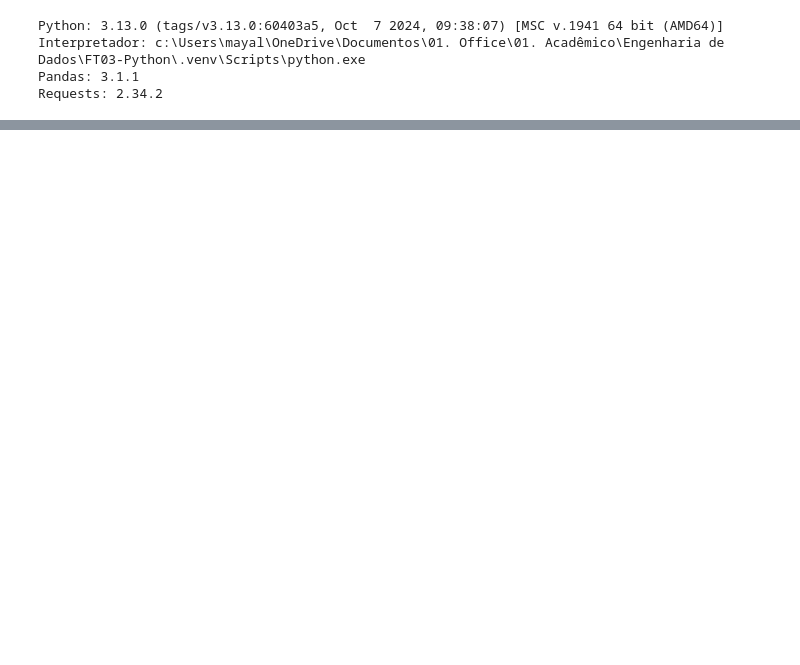
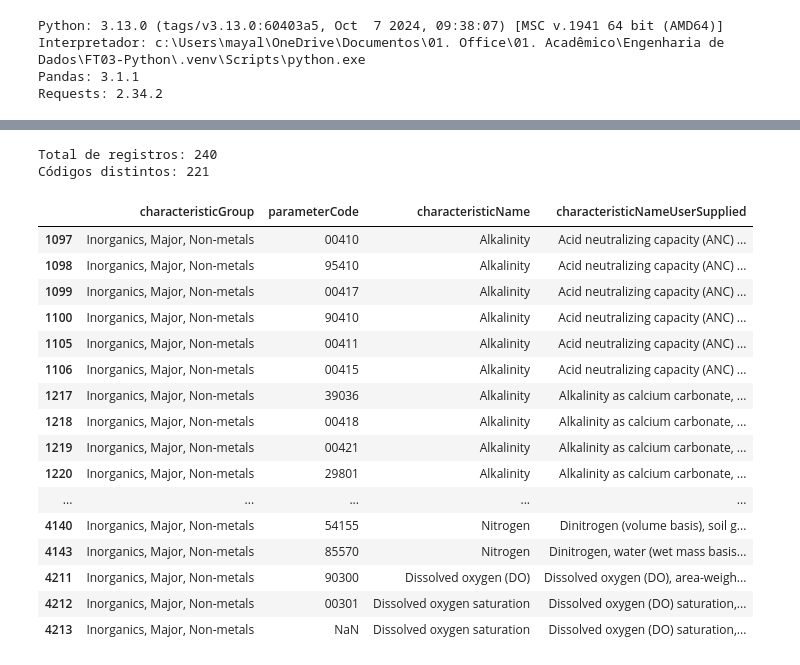
Before and after one commit to Maycon47/FT03-Python, a Jupyter notebook: notebooks/01_data_discovery_usgs.ipynb, the cells around one changed output, grey strips where cells are left out. Drawn from its saved outputs; the diff is of its cells as text; code cells hidden in the pictures; blank space fills up the shorter version.

```diff
--- a/notebooks/01_data_discovery_usgs.ipynb
+++ b/notebooks/01_data_discovery_usgs.ipynb
@@ -35,0 +674,64 @@ Requests: 2.34.2
+# %%
+# Pesquisa de parâmetros de qualidade da água
+
+termos = [
+    "pH",
+    "dissolved oxygen",
+    "temperature",
+    "conductivity",
+    "turbidity",
+    "nitrate",
+    "phosphorus",
+    "e. coli"
+]
+
+# Construção dos padrões
+padroes = [
+    r"(?<![A-Za-z])pH(?![A-Za-z])"
+]
+
+padroes.extend(
+    rf"(?<!\w){re.escape(termo)}(?!\w)"
+    for termo in termos[1:]
+)
+
+padrao = "|".join(padroes)
+
+# Pesquisa nas colunas
+mascara = (
+    df_selecao["characteristicName"].str.contains(
+        padrao, case=False, na=False
+    )
+    |
+    df_selecao["characteristicNameUserSupplied"].str.contains(
+        padrao, case=False, na=False
+    )
+)
+
+# Criação do DataFrame filtrado
+df_parametros = df_selecao.loc[mascara].copy()
+
+print("Total de registros:", len(df_parametros))
+print("Códigos distintos:", df_parametros["parameterCode"].nunique())
+
+display(df_parametros.head(30))
+# %% [output]
+Total de registros: 240
+Códigos distintos: 221
+|  | characteristicGroup | parameterCode | characteristicName | characteristicNameUserSupplied |
+| 1097 | Inorganics, Major, Non-metals | 00410 | Alkalinity | Acid neutralizing capacity (ANC) ... |
+| 1098 | Inorganics, Major, Non-metals | 95410 | Alkalinity | Acid neutralizing capacity (ANC) ... |
+| 1099 | Inorganics, Major, Non-metals | 00417 | Alkalinity | Acid neutralizing capacity (ANC) ... |
+| 1100 | Inorganics, Major, Non-metals | 90410 | Alkalinity | Acid neutralizing capacity (ANC) ... |
+| 1105 | Inorganics, Major, Non-metals | 00411 | Alkalinity | Acid neutralizing capacity (ANC) ... |
+| 1106 | Inorganics, Major, Non-metals | 00415 | Alkalinity | Acid neutralizing capacity (ANC) ... |
+| 1217 | Inorganics, Major, Non-metals | 39036 | Alkalinity | Alkalinity as calcium carbonate, ... |
+| 1218 | Inorganics, Major, Non-metals | 00418 | Alkalinity | Alkalinity as calcium carbonate, ... |
+| 1219 | Inorganics, Major, Non-metals | 00421 | Alkalinity | Alkalinity as calcium carbonate, ... |
+| 1220 | Inorganics, Major, Non-metals | 29801 | Alkalinity | Alkalinity as calcium carbonate, ... |
+| ... | ... | ... | ... | ... |
+| 4140 | Inorganics, Major, Non-metals | 54155 | Nitrogen | Dinitrogen (volume basis), soil g... |
+| 4143 | Inorganics, Major, Non-metals | 85570 | Nitrogen | Dinitrogen, water (wet mass basis... |
+| 4211 | Inorganics, Major, Non-metals | 90300 | Dissolved oxygen (DO) | Dissolved oxygen (DO), area-weigh... |
+| 4212 | Inorganics, Major, Non-metals | 00301 | Dissolved oxygen saturation | Dissolved oxygen (DO) saturation,... |
+| 4213 | Inorganics, Major, Non-metals | NaN | Dissolved oxygen saturation | Dissolved oxygen (DO) saturation,... |
```
Also changed, not shown: parts of 40 cells of this notebook.
